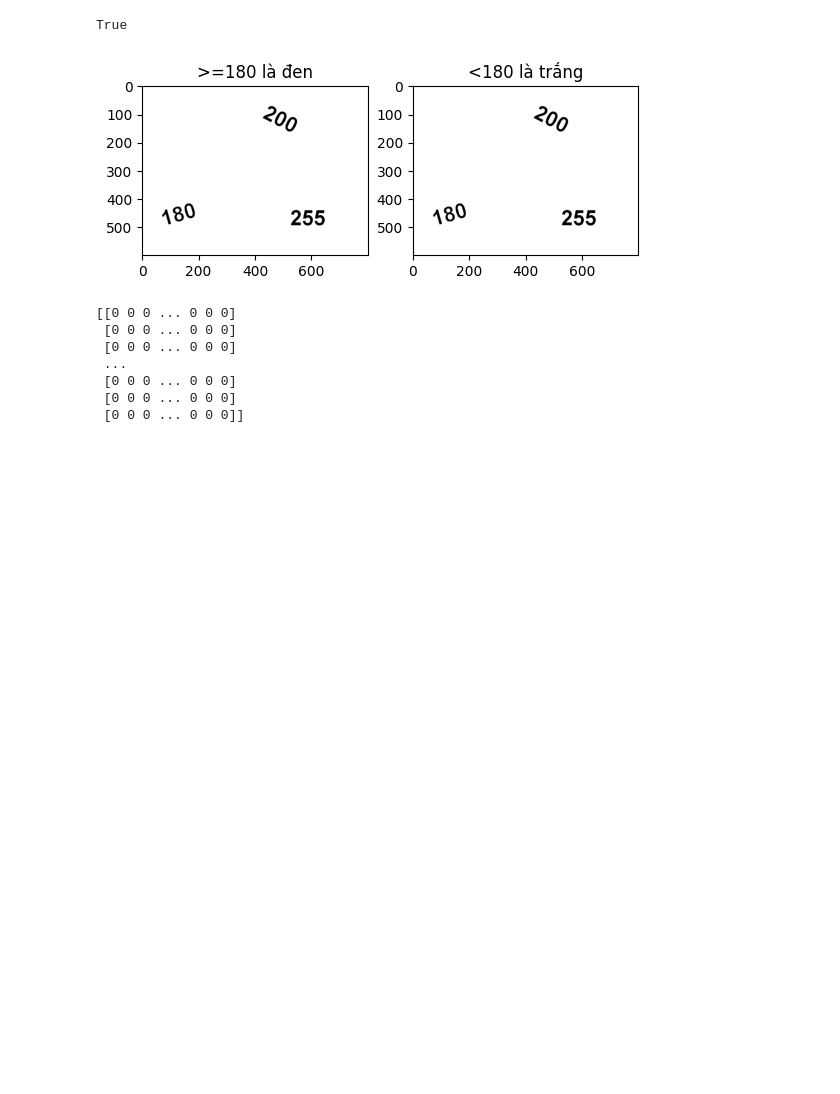
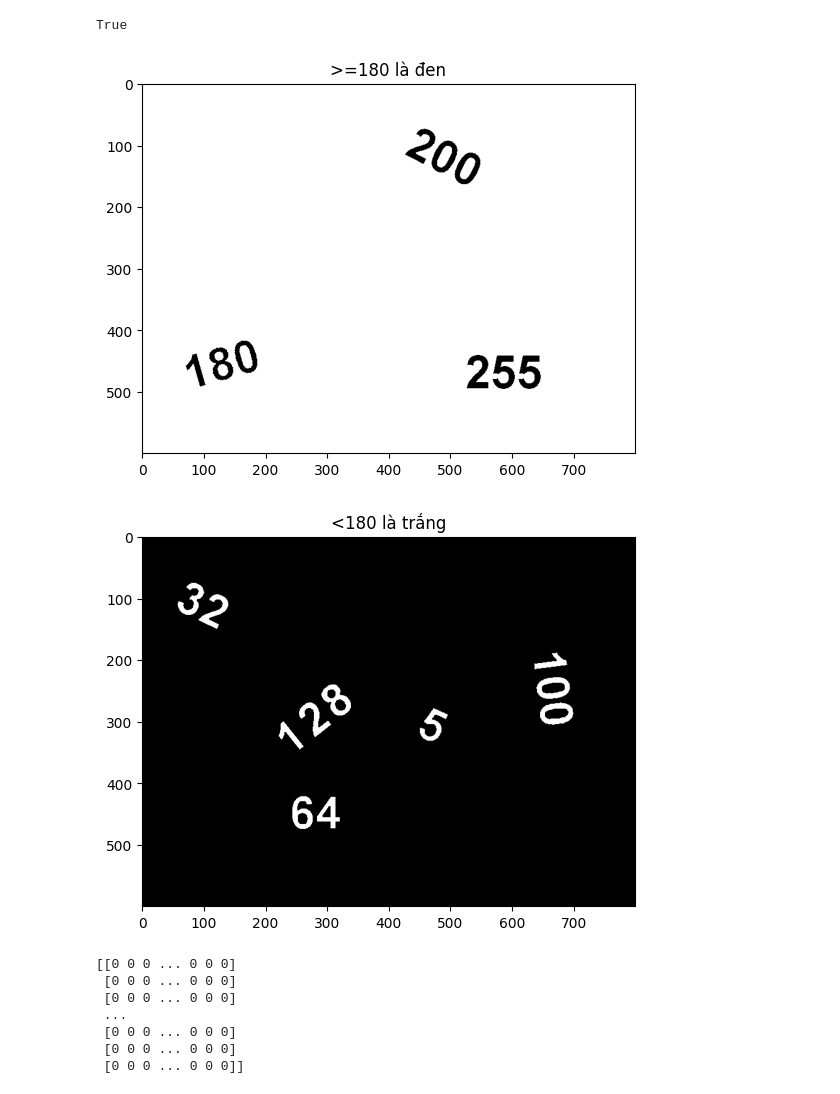
Before and after one commit to vanha2301/TDTU, a Jupyter notebook: HK1-2025-2026/Digital-Image-Processing/Practice/Lab3/52400185.ipynb, the cells around one changed output. Saved outputs shown, nothing was run; the diff lists cells and outputs as text; code cells hidden in the pictures; blank space fills up the shorter version.

```diff
--- a/HK1-2025-2026/Digital-Image-Processing/Practice/Lab3/52400185.ipynb
+++ b/HK1-2025-2026/Digital-Image-Processing/Practice/Lab3/52400185.ipynb
@@ -69,38 +69,56 @@ True
 # %%
 import cv2
 import numpy as np
 import matplotlib.pyplot as plt
 
 # đọc ảnh gốc
 img = cv2.imread("threshold.png", cv2.IMREAD_GRAYSCALE)
 H, W = img.shape
 
 # Ảnh 1: >=180 đen, <180 trắng
 bin1 = np.zeros((H, W), dtype=np.uint8)
 for y in range(H):
     for x in range(W):
         if img[y, x] >= 180:
             bin1[y, x] = 0   # đen
         else:
             bin1[y, x] = 255 # trắng
 
+# PP1
 # Ảnh 2: <180 trắng, còn lại đen
+# bin2 = np.zeros((H, W), dtype=np.uint8)
+# for y in range( H):
+#     for x in range( W):
+#         if img[y, x] < 180 and img[y, x] != 0:
+#             bin2[y, x] = 255 # trắng
+#         else:
+#             bin2[y, x] = 0   # đen
+
+# PP2
 bin2 = np.zeros((H, W), dtype=np.uint8)
-for y in range( H):
-    for x in range( W):
-        if img[y, x] < 180:
+for y in range(H):
+    for x in range(W):
+        if img[y, x] >= 180:
+            bin1[y, x] = 0   # đen
+        if img[y, x] < 180 and img[y, x] != 0:
             bin2[y, x] = 255 # trắng
-        else:
-            bin2[y, x] = 0   # đen
 
-# # hiển thị
-plt.subplot(1,2,1); plt.imshow(bin1, cmap="gray"); plt.title(">=180 là đen")
-plt.subplot(1,2,2); plt.imshow(bin2, cmap="gray"); plt.title("<180 là trắng")
+# Xoa vieng nho bi nhieu
+kernel = np.ones((3,3), np.uint8)
+bin2 = cv2.erode(bin2, kernel, iterations=1)
+
+# hiển thị
+plt.imshow(bin1, cmap="gray"); plt.title(">=180 là đen")
+plt.show()
+plt.imshow(bin2, cmap="gray"); plt.title("<180 là trắng")
 plt.show()
 
+plt.imshow( img, cmap="gray" )
+
 print(img)
 # %% [output]
-[figure, old version]
+[figure, new version]
+[figure, added]
 [[0 0 0 ... 0 0 0]
  [0 0 0 ... 0 0 0]
  [0 0 0 ... 0 0 0]
```
Also changed, not shown: parts of 1 cell of this notebook.
